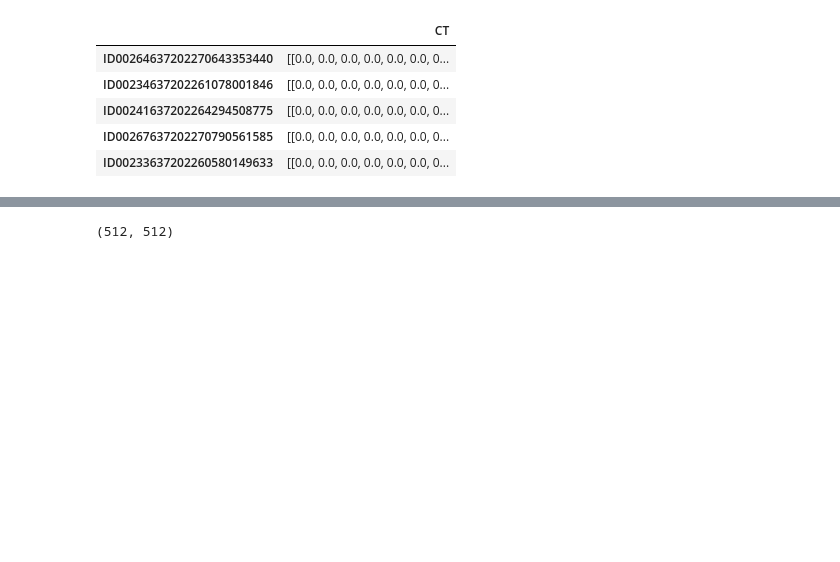
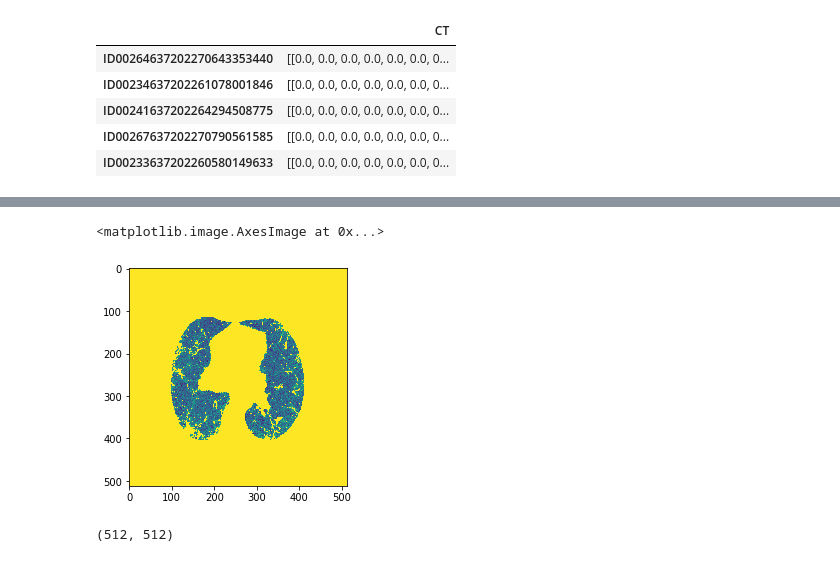
Before and after one commit to EdMDias/OSIC_kaggle_project, a Jupyter notebook: largest_slice_of_lung.ipynb, the cells around one changed output, grey strips where cells are left out. Drawn from its saved outputs; the diff is of its cells as text; code cells hidden in the pictures; blank space fills up the shorter version.

```diff
--- a/largest_slice_of_lung.ipynb
+++ b/largest_slice_of_lung.ipynb
@@ -117,3 +118,8 @@ plt.imshow(df.loc['ID00283637202278714365037'].CT)
+# %%
+plt.imshow(df.iloc[8].CT)
+# %% [output]
+<matplotlib.image.AxesImage at 0x...>
+[figure, added]
 # %%
 train_ct_test.iloc[0].CT.shape
 # %% [output]
```
Also changed, not shown: parts of 3 cells of this notebook, 1 other file.
